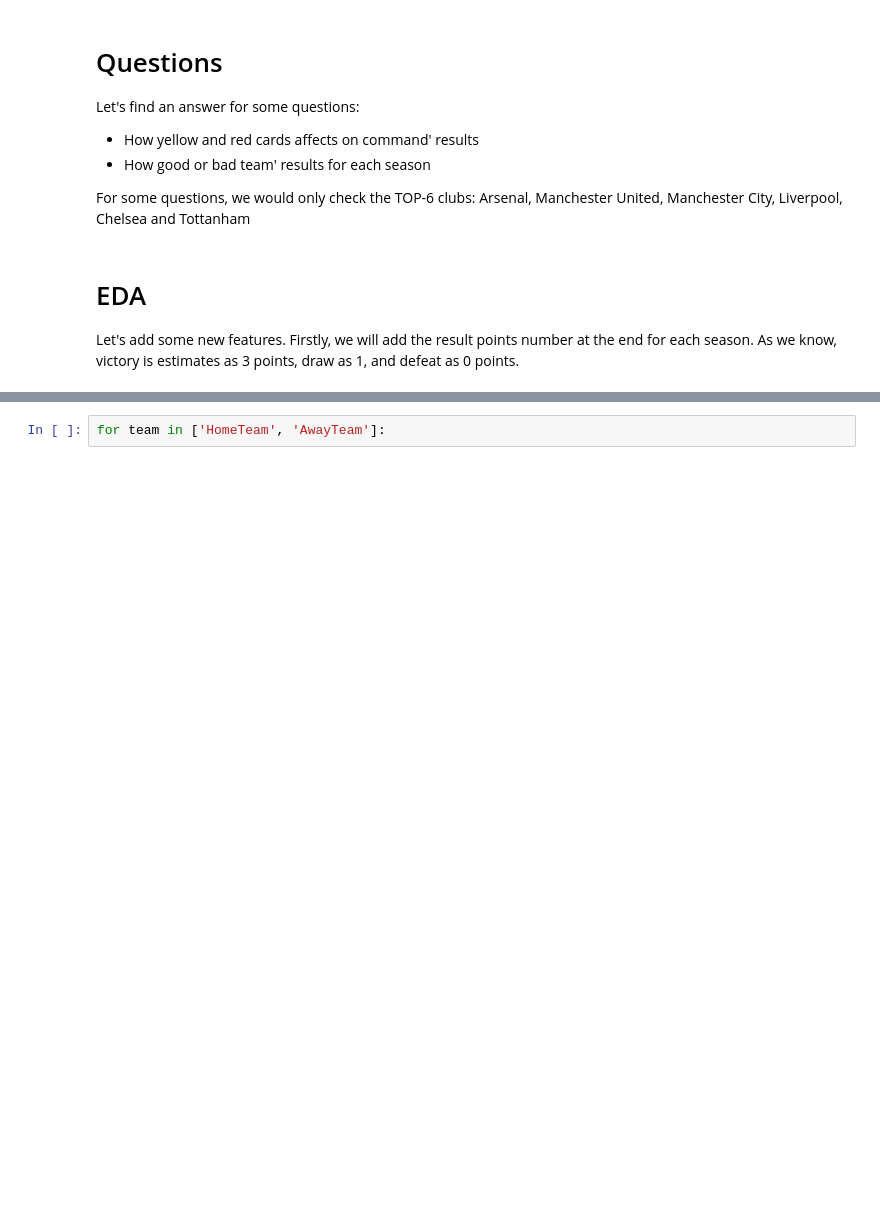
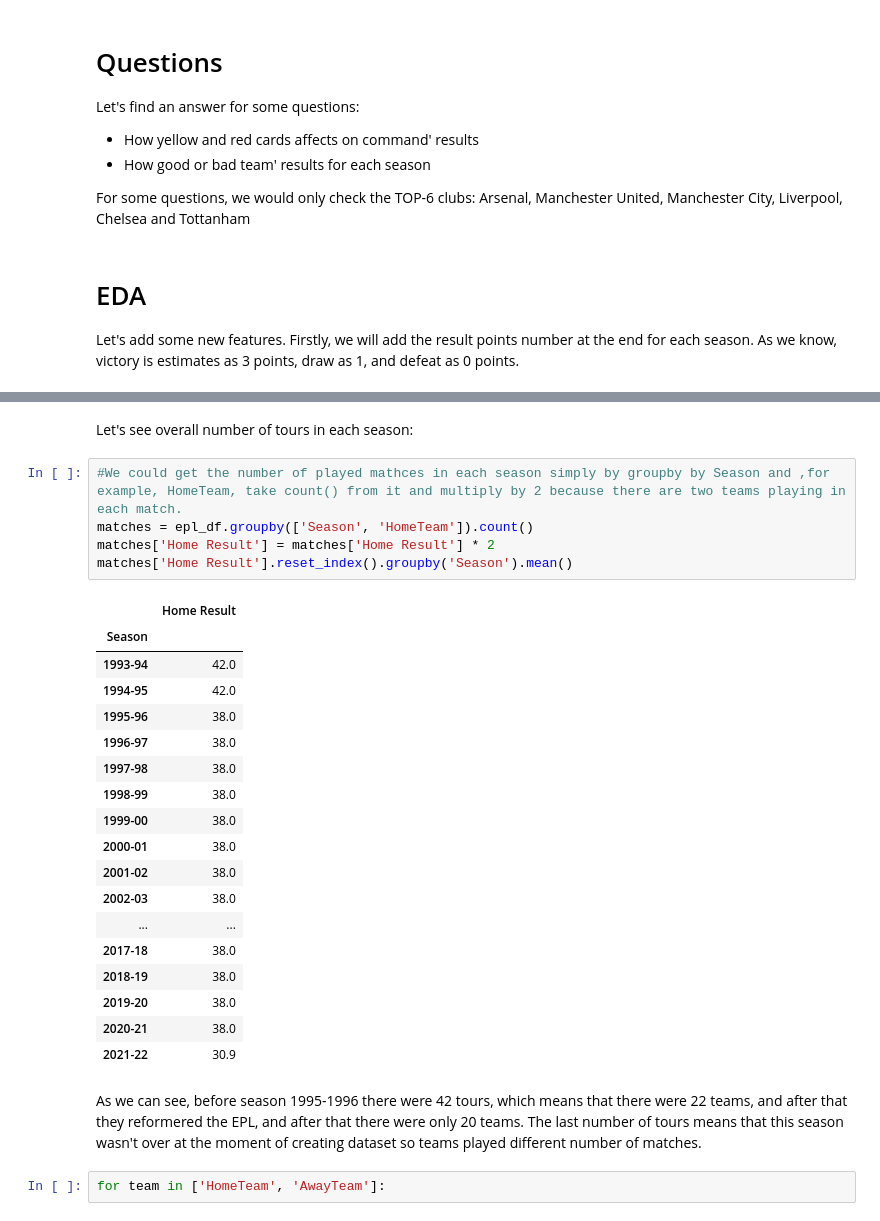
Before and after one commit to PETEPEtrek/EPLAnalysis, a Jupyter notebook: EPLTeamsAnalysisProject.ipynb, the cells around one changed output, grey strips where cells are left out. Drawn from its saved outputs; the diff is of its cells as text; blank space fills up the shorter version.

```diff
--- a/EPLTeamsAnalysisProject.ipynb
+++ b/EPLTeamsAnalysisProject.ipynb
@@ -139,2 +180,30 @@ Let's add some new features. Firstly, we will add the result points number at th
+# %% [markdown]
+Let's see overall number of tours in each season:
+# %%
+#We could get the number of played mathces in each season simply by groupby by Season and ,for example, HomeTeam, take count() from it and multiply by 2 because there are two teams playing in each match.
+matches = epl_df.groupby(['Season', 'HomeTeam']).count()
+matches['Home Result'] = matches['Home Result'] * 2
+matches['Home Result'].reset_index().groupby('Season').mean()
+# %% [output]
+|  | Home Result |
+| Season |  |
+| 1993-94 | 42.0 |
+| 1994-95 | 42.0 |
+| 1995-96 | 38.0 |
+| 1996-97 | 38.0 |
+| 1997-98 | 38.0 |
+| 1998-99 | 38.0 |
+| 1999-00 | 38.0 |
+| 2000-01 | 38.0 |
+| 2001-02 | 38.0 |
+| 2002-03 | 38.0 |
+| ... | ... |
+| 2017-18 | 38.0 |
+| 2018-19 | 38.0 |
+| 2019-20 | 38.0 |
+| 2020-21 | 38.0 |
+| 2021-22 | 30.9 |
+# %% [markdown]
+As we can see, before season 1995-1996 there were 42 tours, which means that there were 22 teams, and after that they reformered the EPL, and after that there were only 20 teams. The last number of tours means that this season wasn't over at the moment of creating dataset so teams played different number of matches.
 # %%
 for team in ['HomeTeam', 'AwayTeam']:
```
Also changed, not shown: parts of 5 cells of this notebook.
